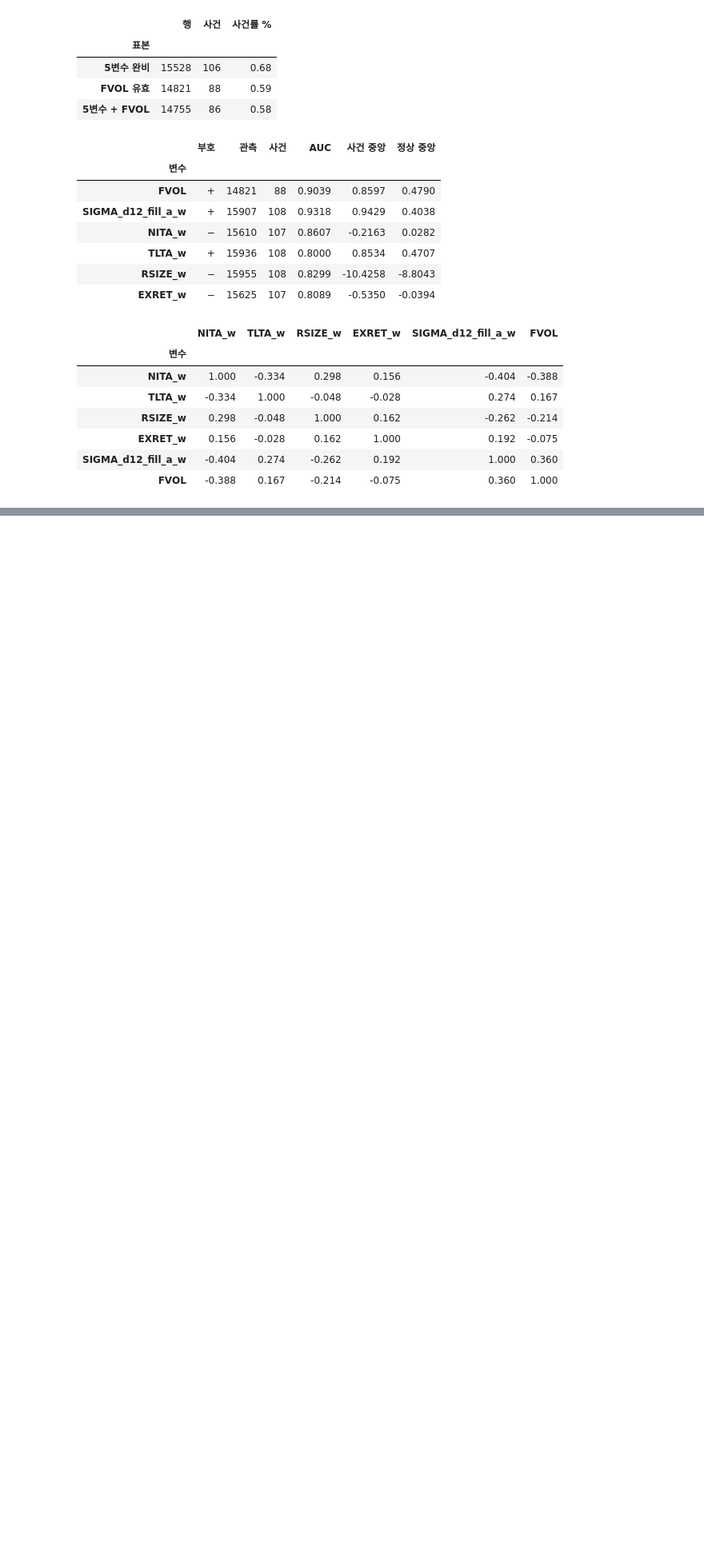
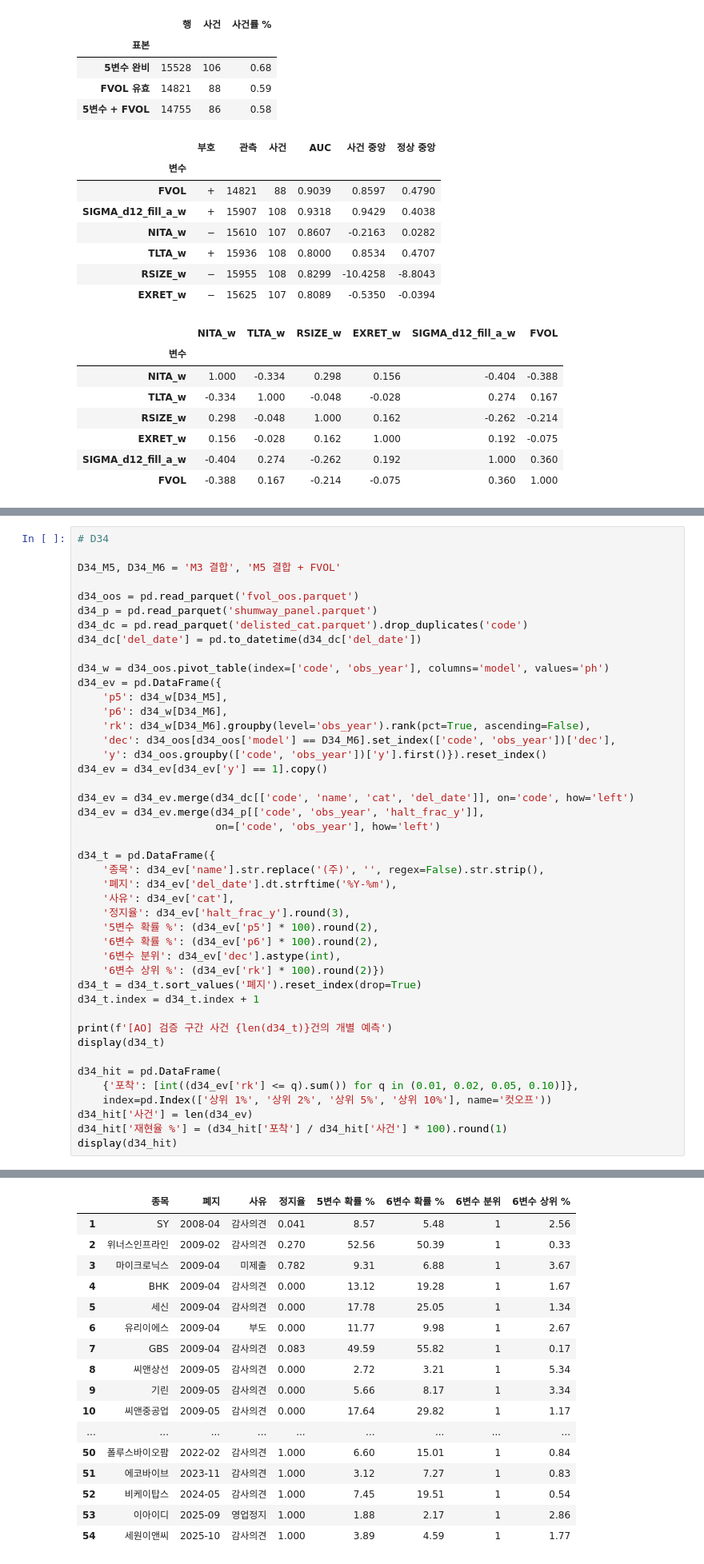
Before and after one commit to Seanjeon0220/project, a Jupyter notebook: quant/fVoL/kospi/delisted_withD.ipynb, the cells around one changed output, grey strips where cells are left out. Shown at 80% size. Cells and saved outputs as stored; diff of their text form; blank space fills up the shorter version.

```diff
--- a/quant/fVoL/kospi/delisted_withD.ipynb
+++ b/quant/fVoL/kospi/delisted_withD.ipynb
@@ -7675,0 +5977,45 @@ TLTA 상위 사분위    2860  32   1.12  0.9457        0.9361        0.9362
+# %%
+# D34
+
+D34_M5, D34_M6 = 'M3 결합', 'M5 결합 + FVOL'
+
+d34_oos = pd.read_parquet('fvol_oos.parquet')
+d34_p = pd.read_parquet('shumway_panel.parquet')
+d34_dc = pd.read_parquet('delisted_cat.parquet').drop_duplicates('code')
+d34_dc['del_date'] = pd.to_datetime(d34_dc['del_date'])
+
+d34_w = d34_oos.pivot_table(index=['code', 'obs_year'], columns='model', values='ph')
+d34_ev = pd.DataFrame({
+    'p5': d34_w[D34_M5],
+    'p6': d34_w[D34_M6],
+    'rk': d34_w[D34_M6].groupby(level='obs_year').rank(pct=True, ascending=False),
+    'dec': d34_oos[d34_oos['model'] == D34_M6].set_index(['code', 'obs_year'])['dec'],
+    'y': d34_oos.groupby(['code', 'obs_year'])['y'].first()}).reset_index()
+d34_ev = d34_ev[d34_ev['y'] == 1].copy()
+
+d34_ev = d34_ev.merge(d34_dc[['code', 'name', 'cat', 'del_date']], on='code', how='left')
+d34_ev = d34_ev.merge(d34_p[['code', 'obs_year', 'halt_frac_y']],
+                      on=['code', 'obs_year'], how='left')
+
+d34_t = pd.DataFrame({
+    '종목': d34_ev['name'].str.replace('(주)', '', regex=False).str.strip(),
+    '폐지': d34_ev['del_date'].dt.strftime('%Y-%m'),
+    '사유': d34_ev['cat'],
+    '정지율': d34_ev['halt_frac_y'].round(3),
+    '5변수 확률 %': (d34_ev['p5'] * 100).round(2),
+    '6변수 확률 %': (d34_ev['p6'] * 100).round(2),
+    '6변수 분위': d34_ev['dec'].astype(int),
+    '6변수 상위 %': (d34_ev['rk'] * 100).round(2)})
+d34_t = d34_t.sort_values('폐지').reset_index(drop=True)
+d34_t.index = d34_t.index + 1
+
+print(f'[AO] 검증 구간 사건 {len(d34_t)}건의 개별 예측')
+display(d34_t)
+
+d34_hit = pd.DataFrame(
+    {'포착': [int((d34_ev['rk'] <= q).sum()) for q in (0.01, 0.02, 0.05, 0.10)]},
+    index=pd.Index(['상위 1%', '상위 2%', '상위 5%', '상위 10%'], name='컷오프'))
+d34_hit['사건'] = len(d34_ev)
+d34_hit['재현율 %'] = (d34_hit['포착'] / d34_hit['사건'] * 100).round(1)
+display(d34_hit)
+# %% [output]
@@ -7675,0 +6023,17 @@ TLTA 상위 사분위    2860  32   1.12  0.9457        0.9361        0.9362
+|  | 종목 | 폐지 | 사유 | 정지율 | 5변수 확률 % | 6변수 확률 % | 6변수 분위 | 6변수 상위 % |
+| 1 | SY | 2008-04 | 감사의견 | 0.041 | 8.57 | 5.48 | 1 | 2.56 |
+| 2 | 위너스인프라인 | 2009-02 | 감사의견 | 0.270 | 52.56 | 50.39 | 1 | 0.33 |
+| 3 | 마이크로닉스 | 2009-04 | 미제출 | 0.782 | 9.31 | 6.88 | 1 | 3.67 |
+| 4 | BHK | 2009-04 | 감사의견 | 0.000 | 13.12 | 19.28 | 1 | 1.67 |
+| 5 | 세신 | 2009-04 | 감사의견 | 0.000 | 17.78 | 25.05 | 1 | 1.34 |
+| 6 | 유리이에스 | 2009-04 | 부도 | 0.000 | 11.77 | 9.98 | 1 | 2.67 |
+| 7 | GBS | 2009-04 | 감사의견 | 0.083 | 49.59 | 55.82 | 1 | 0.17 |
+| 8 | 씨앤상선 | 2009-05 | 감사의견 | 0.000 | 2.72 | 3.21 | 1 | 5.34 |
+| 9 | 기린 | 2009-05 | 감사의견 | 0.000 | 5.66 | 8.17 | 1 | 3.34 |
+| 10 | 씨앤중공업 | 2009-05 | 감사의견 | 0.000 | 17.64 | 29.82 | 1 | 1.17 |
+| ... | ... | ... | ... | ... | ... | ... | ... | ... |
+| 50 | 폴루스바이오팜 | 2022-02 | 감사의견 | 1.000 | 6.60 | 15.01 | 1 | 0.84 |
+| 51 | 에코바이브 | 2023-11 | 감사의견 | 1.000 | 3.12 | 7.27 | 1 | 0.83 |
+| 52 | 비케이탑스 | 2024-05 | 감사의견 | 1.000 | 7.45 | 19.51 | 1 | 0.54 |
+| 53 | 이아이디 | 2025-09 | 영업정지 | 1.000 | 1.88 | 2.17 | 1 | 2.86 |
+| 54 | 세원이앤씨 | 2025-10 | 감사의견 | 1.000 | 3.89 | 4.59 | 1 | 1.77 |
```
Also changed, not shown: parts of 51 cells of this notebook, 1 other file.
